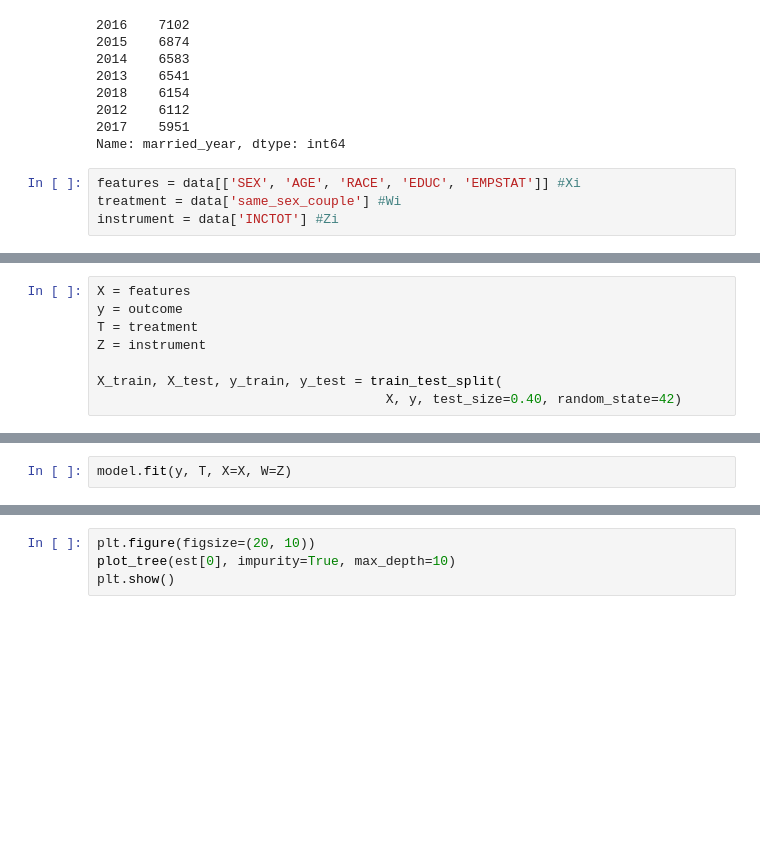
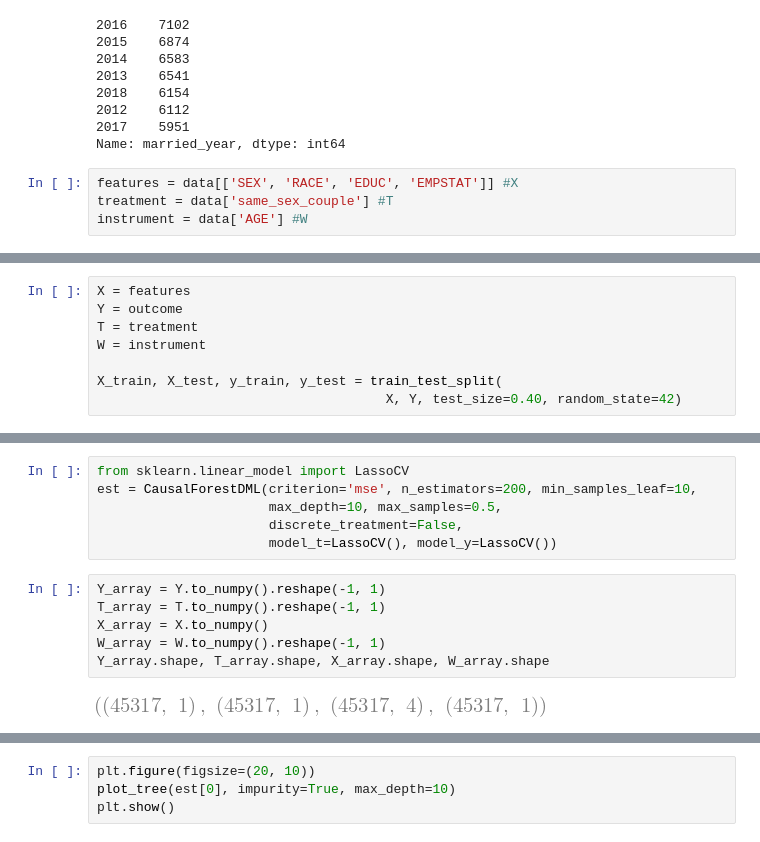
Before and after one commit to Krish26-2000/Generalised_Random_Forest_Methods, a Jupyter notebook: src/generalised_random_forest_methods/data_management/causal_IV2.ipynb, the cells around one changed output, grey strips where cells are left out. Drawn from its saved outputs; the diff is of its cells as text; blank space fills up the shorter version.

Commit message:
corrected the model

```diff
--- a/src/generalised_random_forest_methods/data_management/causal_IV2.ipynb
+++ b/src/generalised_random_forest_methods/data_management/causal_IV2.ipynb
@@ -121,7 +120,7 @@ data["married_year"].value_counts() #to understand how many people married in ea
 2017    5951
 Name: married_year, dtype: int64
 # %%
-features = data[['SEX', 'AGE', 'RACE', 'EDUC', 'EMPSTAT']] #Xi
-treatment = data['same_sex_couple'] #Wi
-instrument = data['INCTOT'] #Zi
+features = data[['SEX', 'RACE', 'EDUC', 'EMPSTAT']] #X
+treatment = data['same_sex_couple'] #T
+instrument = data['AGE'] #W
 # %%
@@ -142,9 +141,9 @@ outcome
 Name: married_year, Length: 45317, dtype: int32
 # %%
 X = features
-y = outcome
+Y = outcome
 T = treatment
-Z = instrument
+W = instrument
 
 X_train, X_test, y_train, y_test = train_test_split(
-                                     X, y, test_size=0.40, random_state=42)
+                                     X, Y, test_size=0.40, random_state=42)
@@ -157,2 +149,0 @@ model = CausalForestDML(criterion='mse', n_estimators=200, min_samples_leaf=40,
-# %%
-model.fit(y, T, X=X, W=Z)
@@ -160,0 +165,14 @@ ValueError: all the input arrays must have same number of dimensions, but the ar
+# %%
+from sklearn.linear_model import LassoCV
+est = CausalForestDML(criterion='mse', n_estimators=200, min_samples_leaf=10,
+                      max_depth=10, max_samples=0.5,
+                      discrete_treatment=False,
+                      model_t=LassoCV(), model_y=LassoCV())
+# %%
+Y_array = Y.to_numpy().reshape(-1, 1)
+T_array = T.to_numpy().reshape(-1, 1)
+X_array = X.to_numpy()
+W_array = W.to_numpy().reshape(-1, 1)
+Y_array.shape, T_array.shape, X_array.shape, W_array.shape
+# %% [output]
+[figure, added]
```
Also changed, not shown: parts of 12 cells of this notebook.
